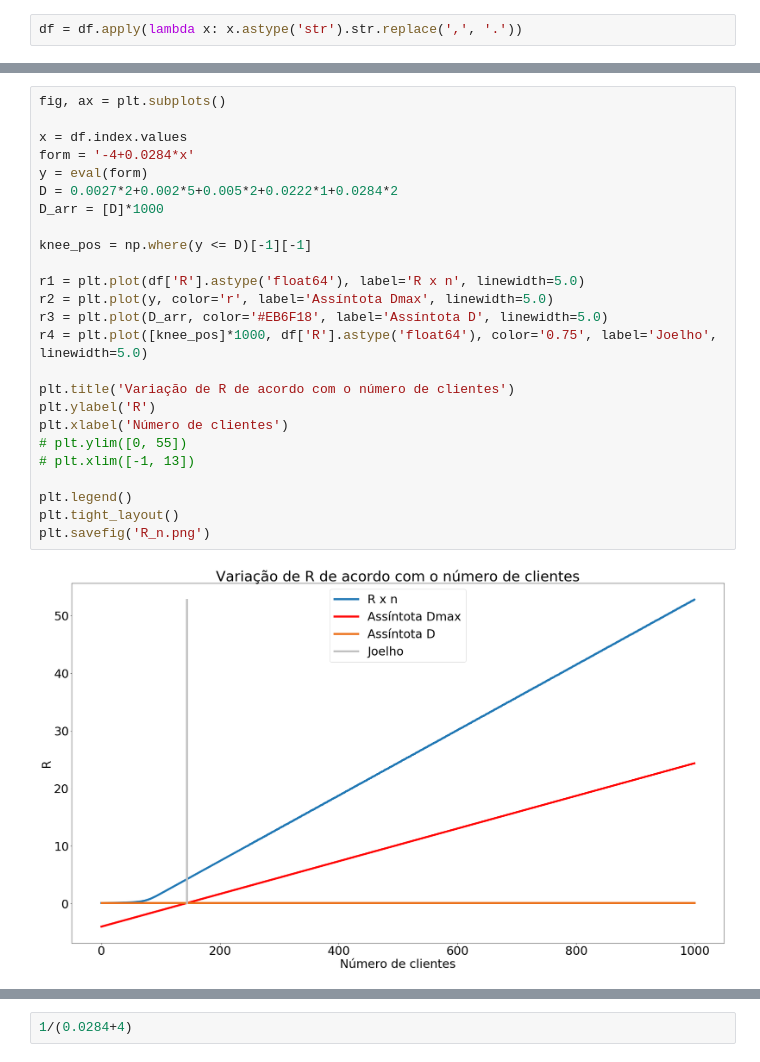
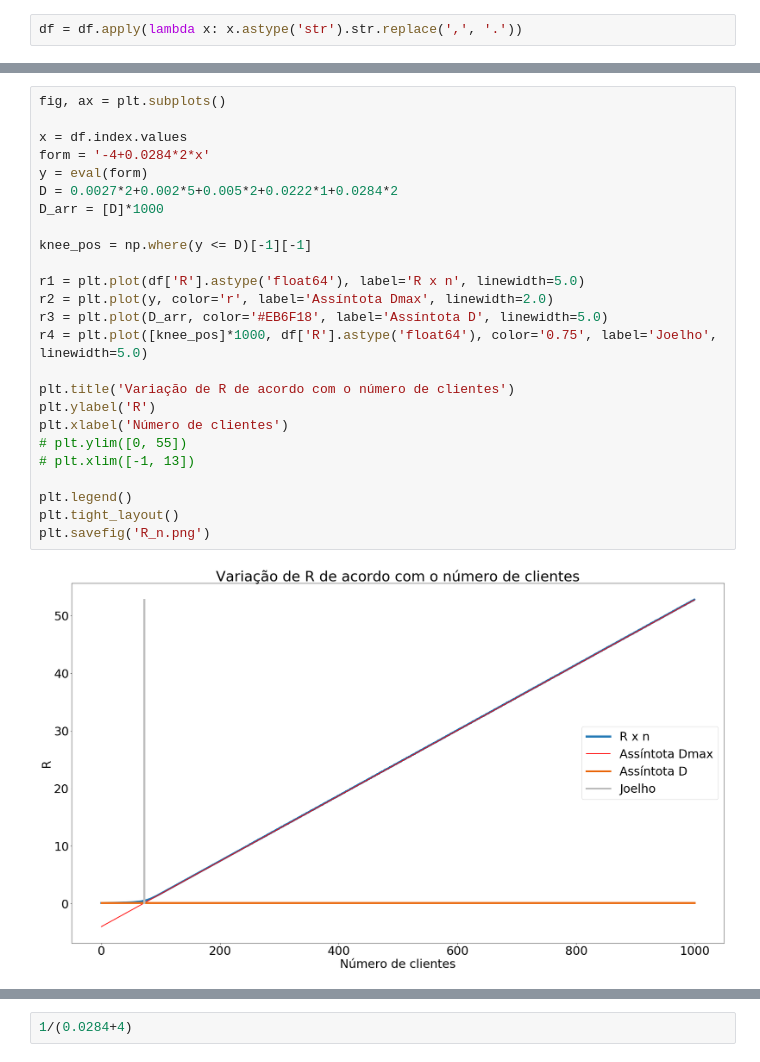
Before and after one commit to danielesreis/ads-proj3, a Jupyter notebook: experimento/graphs.ipynb, the cells around one changed output, grey strips where cells are left out. Drawn from its saved outputs; the diff is of its cells as text.

```diff
--- a/experimento/graphs.ipynb
+++ b/experimento/graphs.ipynb
@@ -17,28 +25,28 @@ D
 # %%
 fig, ax = plt.subplots()
 
 x = df.index.values
-form = '-4+0.0284*x'
+form = '-4+0.0284*2*x'
 y = eval(form)
 D = 0.0027*2+0.002*5+0.005*2+0.0222*1+0.0284*2
 D_arr = [D]*1000
 
 knee_pos = np.where(y <= D)[-1][-1]
 
 r1 = plt.plot(df['R'].astype('float64'), label='R x n', linewidth=5.0)
-r2 = plt.plot(y, color='r', label='Assíntota Dmax', linewidth=5.0)
+r2 = plt.plot(y, color='r', label='Assíntota Dmax', linewidth=2.0)
 r3 = plt.plot(D_arr, color='#EB6F18', label='Assíntota D', linewidth=5.0)
 r4 = plt.plot([knee_pos]*1000, df['R'].astype('float64'), color='0.75', label='Joelho', linewidth=5.0)
 
 plt.title('Variação de R de acordo com o número de clientes')
 plt.ylabel('R')
 plt.xlabel('Número de clientes')
 # plt.ylim([0, 55])
 # plt.xlim([-1, 13])
 
 plt.legend()
 plt.tight_layout()
 plt.savefig('R_n.png')
 # %% [output]
-[figure, old version]
+[figure, new version]
 # %%
```
Also changed, not shown: parts of 8 cells of this notebook, 3 other files.
